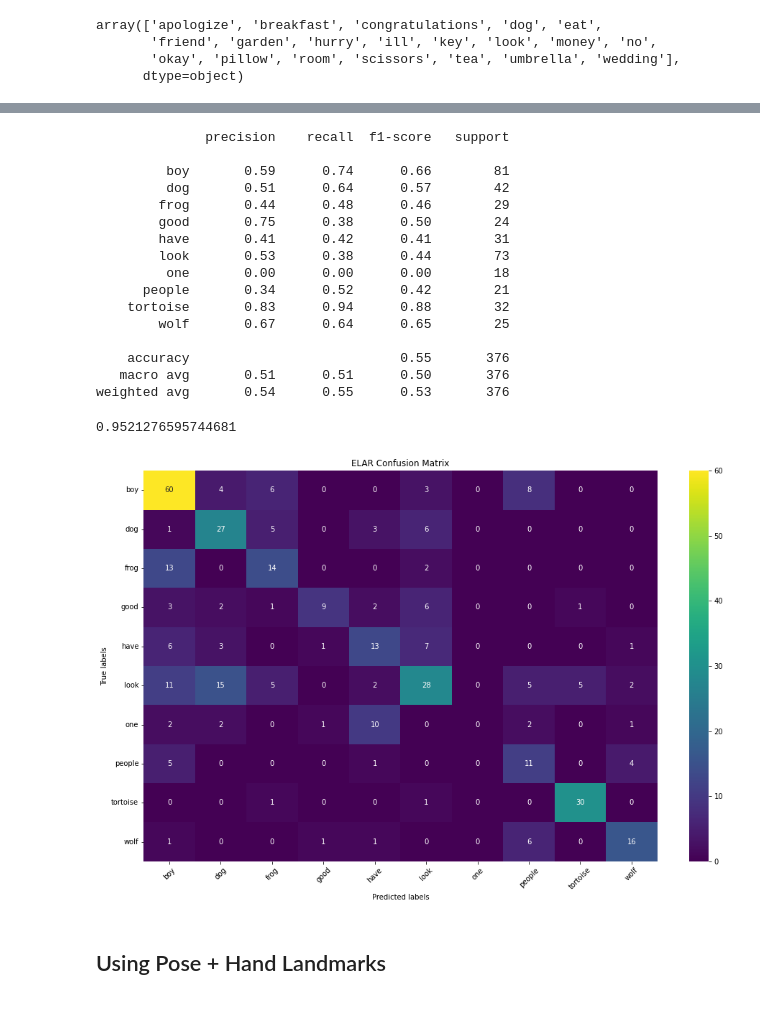
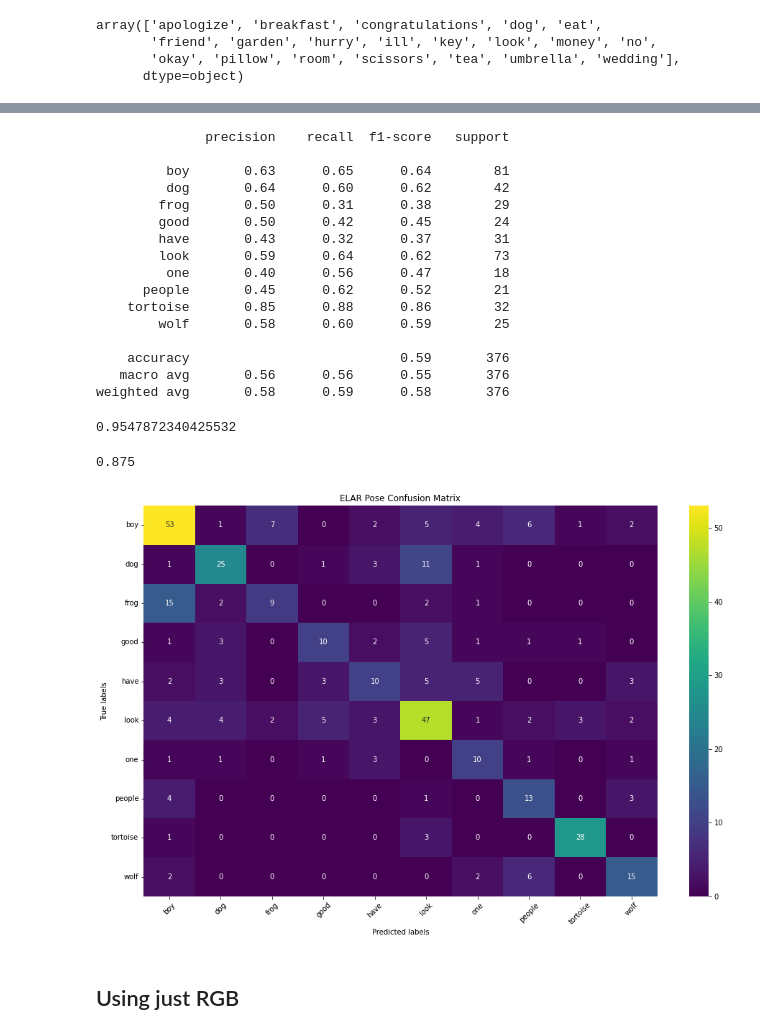
Before and after one commit to JNRuan/auslan-ml-feature-exploration, a Jupyter notebook: TestModels.ipynb, the cells around one changed output, grey strips where cells are left out. Saved outputs shown, nothing was run; the diff lists cells and outputs as text; code cells hidden in the pictures.

```diff
--- a/TestModels.ipynb
+++ b/TestModels.ipynb
@@ -11,13 +11,14 @@ from data.img_seq_generator import ImageSequenceDataGenerator, MultiSequenceGene
 # %%
 ELAR_TEST_CSV = Path(r'D:\Uni\Honours\Project\data\elar\test_labels_10classes.csv')
 AUTSL_TEST_CSV = Path(r'D:\Uni\Honours\Project\data\autsl\test_labels_20classes.csv')
-AUTSL_MODEL_PATH = Path(r'D:\Uni\Honours\Project\data\autsl\outputs\runs\rgb_depth_068.best.hdf5')
-ELAR_MODEL_PATH = Path(r'D:\Uni\Honours\Project\data\elar\outputs\runs\multi_129.best.hdf5')
-ELAR_MODEL_2_PATH = Path(r'D:\Uni\Honours\Project\data\elar\outputs\runs\multi_145.best.hdf5')
+AUTSL_MODEL_PATH = Path(r'D:\Uni\Honours\Project\data\autsl\outputs\runs\training_rgb_042.best.hdf5')
+AUTSL_MODEL_2_PATH = Path(r'D:\Uni\Honours\Project\data\autsl\outputs\runs\multi_182.best.hdf5')
+ELAR_MODEL_PATH = Path(r'D:\Uni\Honours\Project\data\elar\outputs\runs\training_rgb_140.best.hdf5')
+ELAR_MODEL_2_PATH = Path(r'D:\Uni\Honours\Project\data\elar\outputs\runs\multi_156.best.hdf5')
 
 # Data
 AUTSL_RGB_DATA = Path(r'D:\Uni\Honours\Project\data\autsl\frames_rgb_20', 'test')
-AUTSL_DEPTH_DATA = Path(r'D:\Uni\Honours\Project\data\autsl\frames_depth_20', 'test')
+AUTSL_POSE_DATA = Path(r'D:\Uni\Honours\Project\data\autsl\frames_full_landmarks_bg_20', 'test')
 ELAR_RGB_DATA = Path(r'D:\Uni\Honours\Project\data\elar\frames_rgb_10', 'test')
 ELAR_LANDMARKS_DATA = Path(r'D:\Uni\Honours\Project\data\elar\frames_landmarks_conf25_10', 'test')
 ELAR_POSE_DATA = Path(r'D:\Uni\Honours\Project\data\elar\frames_full_landmarks_bg_10', 'test')
@@ -192,4 +254,4 @@ make_confusion_matrix(autsl_true_label_indices, top_1_predictions, autsl_classes
 # %%
-elar_model = tf.keras.models.load_model(ELAR_MODEL_PATH)
+elar_model = tf.keras.models.load_model(ELAR_MODEL_2_PATH)
 elar_model.summary()
 # %% [output]
@@ -214,8 +276,8 @@ ________________________________________________________________________________
 batch = 8
 input_size = (224, 224, 3)
 elar_rgb_gen = ImageSequenceDataGenerator(elar_df, str(ELAR_RGB_DATA), batch_size=batch, input_size=input_size, shuffle=False)
-elar_landmarks_gen = ImageSequenceDataGenerator(elar_df, str(ELAR_LANDMARKS_DATA), batch_size=batch, input_size=input_size, shuffle=False)
-elar_multi_gen = MultiSequenceGenerator(elar_df, [elar_rgb_gen, elar_landmarks_gen], shuffle=False)
+elar_pose_gen = ImageSequenceDataGenerator(elar_df, str(ELAR_POSE_DATA), batch_size=batch, input_size=input_size, shuffle=False)
+elar_multi_gen = MultiSequenceGenerator(elar_df, [elar_rgb_gen, elar_pose_gen], shuffle=False)
 # %%
 # Evaluate model
 elar_predictions = elar_model.predict(elar_multi_gen, batch_size=batch, verbose=1)
@@ -228,28 +290,32 @@ print(elar_top_1_report)
 # %% [output]
               precision    recall  f1-score   support
 
-         boy       0.59      0.74      0.66        81
-         dog       0.51      0.64      0.57        42
-        frog       0.44      0.48      0.46        29
-        good       0.75      0.38      0.50        24
-        have       0.41      0.42      0.41        31
-        look       0.53      0.38      0.44        73
-         one       0.00      0.00      0.00        18
-      people       0.34      0.52      0.42        21
-    tortoise       0.83      0.94      0.88        32
-        wolf       0.67      0.64      0.65        25
+         boy       0.63      0.65      0.64        81
+         dog       0.64      0.60      0.62        42
+        frog       0.50      0.31      0.38        29
+        good       0.50      0.42      0.45        24
+        have       0.43      0.32      0.37        31
+        look       0.59      0.64      0.62        73
+         one       0.40      0.56      0.47        18
+      people       0.45      0.62      0.52        21
+    tortoise       0.85      0.88      0.86        32
+        wolf       0.58      0.60      0.59        25
 
-    accuracy                           0.55       376
-   macro avg       0.51      0.51      0.50       376
-weighted avg       0.54      0.55      0.53       376
+    accuracy                           0.59       376
+   macro avg       0.56      0.56      0.55       376
+weighted avg       0.58      0.59      0.58       376
 # %%
 top_n_accuracy(elar_predictions, elar_true_label_indices, 5)
 # %% [output]
-0.9521276595744681
+0.9547872340425532
+# %%
+top_n_accuracy(elar_predictions, elar_true_label_indices, 3)
+# %% [output]
+0.875
 # %%
-make_confusion_matrix(elar_true_label_indices, elar_top_1_predictions, elar_classes, "ELAR")
+make_confusion_matrix(elar_true_label_indices, elar_top_1_predictions, elar_classes, "ELAR Pose")
 # %% [output]
-[figure, old version]
+[figure, new version]
-# %% [markdown]
-## Using Pose + Hand Landmarks
+# %% [markdown]
+## Using just RGB
 # %%
```
Also changed, not shown: parts of 31 cells of this notebook.
